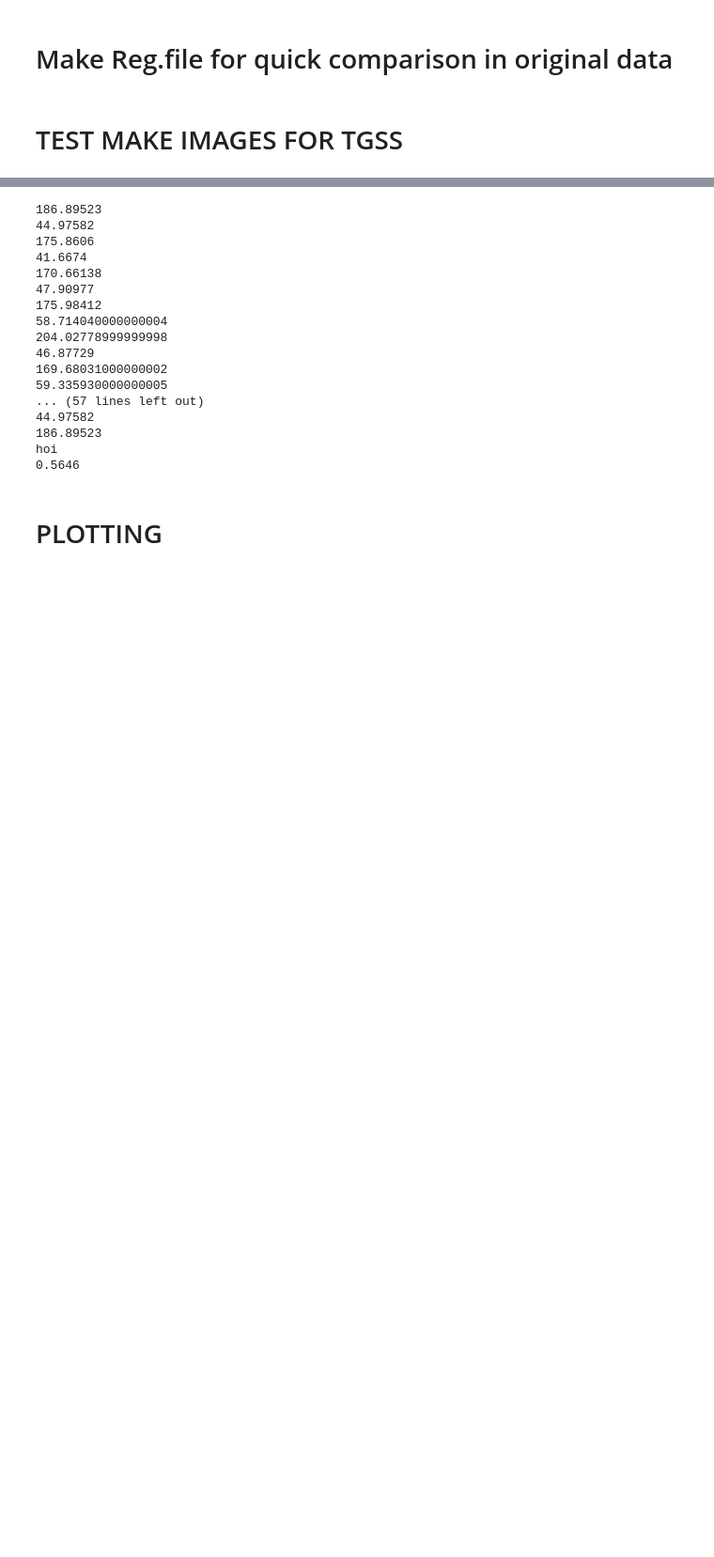
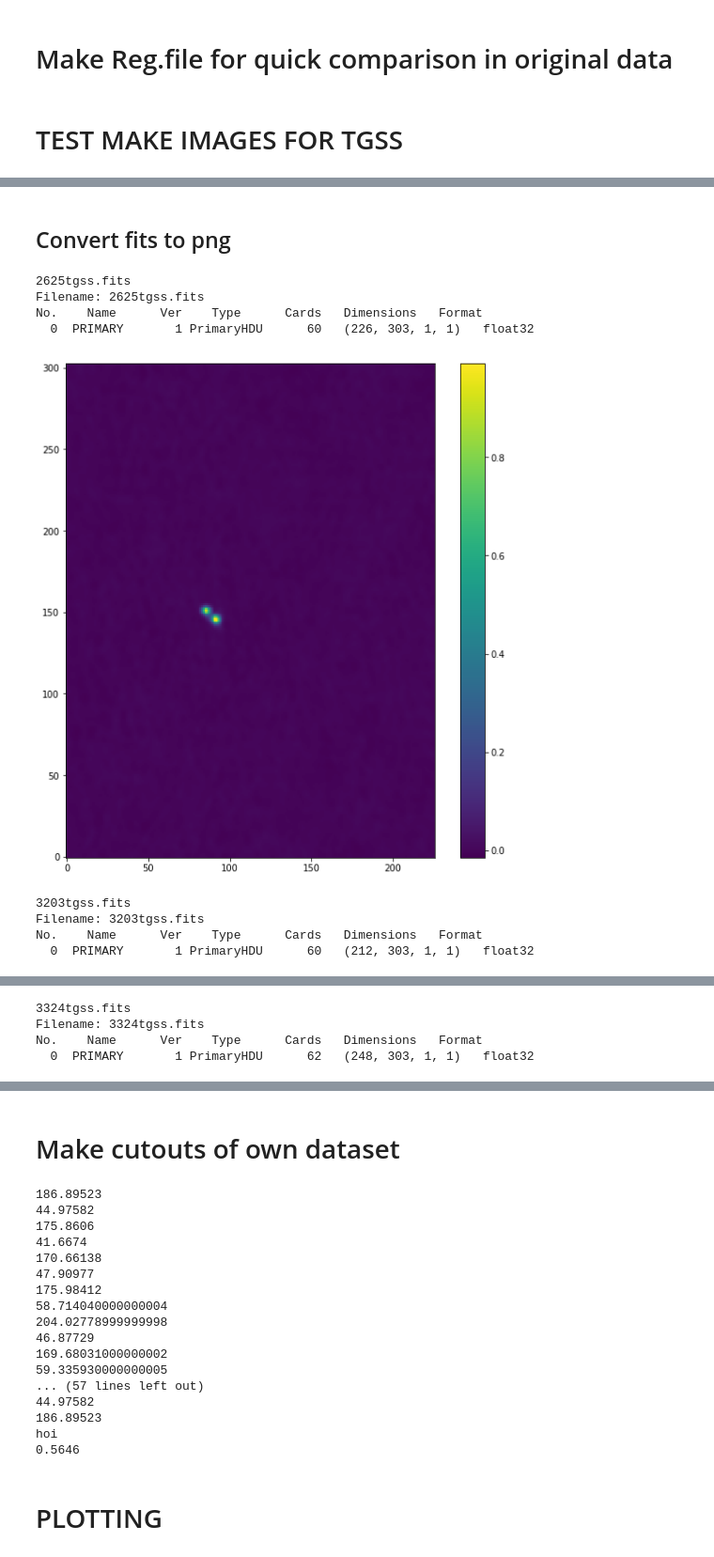
Before and after one commit to Kriandir/KrieksNotebook, a Jupyter notebook: KrieksTransients/FinalSortingTransientsbyKriek.ipynb, the cells around one changed output, grey strips where cells are left out. Shown: that part at 94% size. Drawn from its saved outputs; the diff is of its cells as text; code cells hidden in the pictures; blank space fills up the shorter version.

Commit message:
imagers working for tgss

```diff
--- a/KrieksTransients/FinalSortingTransientsbyKriek.ipynb
+++ b/KrieksTransients/FinalSortingTransientsbyKriek.ipynb
@@ -1373,0 +1362,19 @@ Saving to: '2625tgss.fits'
+# %% [markdown]
+## Convert fits to png
+# %%
+
+os.chdir(newdir)
+imagez = glob.glob('*.fits')
+for i in imagez:
+    print i
+    rpf.Imager(i)
+# %% [output]
+2625tgss.fits
+Filename: 2625tgss.fits
+No.    Name      Ver    Type      Cards   Dimensions   Format
+  0  PRIMARY       1 PrimaryHDU      60   (226, 303, 1, 1)   float32
+[figure, added]
+3203tgss.fits
+Filename: 3203tgss.fits
+No.    Name      Ver    Type      Cards   Dimensions   Format
+  0  PRIMARY       1 PrimaryHDU      60   (212, 303, 1, 1)   float32
@@ -1373,0 +1382,4 @@ Saving to: '2625tgss.fits'
+3324tgss.fits
+Filename: 3324tgss.fits
+No.    Name      Ver    Type      Cards   Dimensions   Format
+  0  PRIMARY       1 PrimaryHDU      62   (248, 303, 1, 1)   float32
@@ -1374,3 +1387,5 @@ Saving to: '2625tgss.fits'
+# %% [markdown]
+# Make cutouts of own dataset
 # %%
 
 for i in range(len(tgss.pflux)):
```
Also changed, not shown: parts of 7 cells of this notebook, 6 other files.
